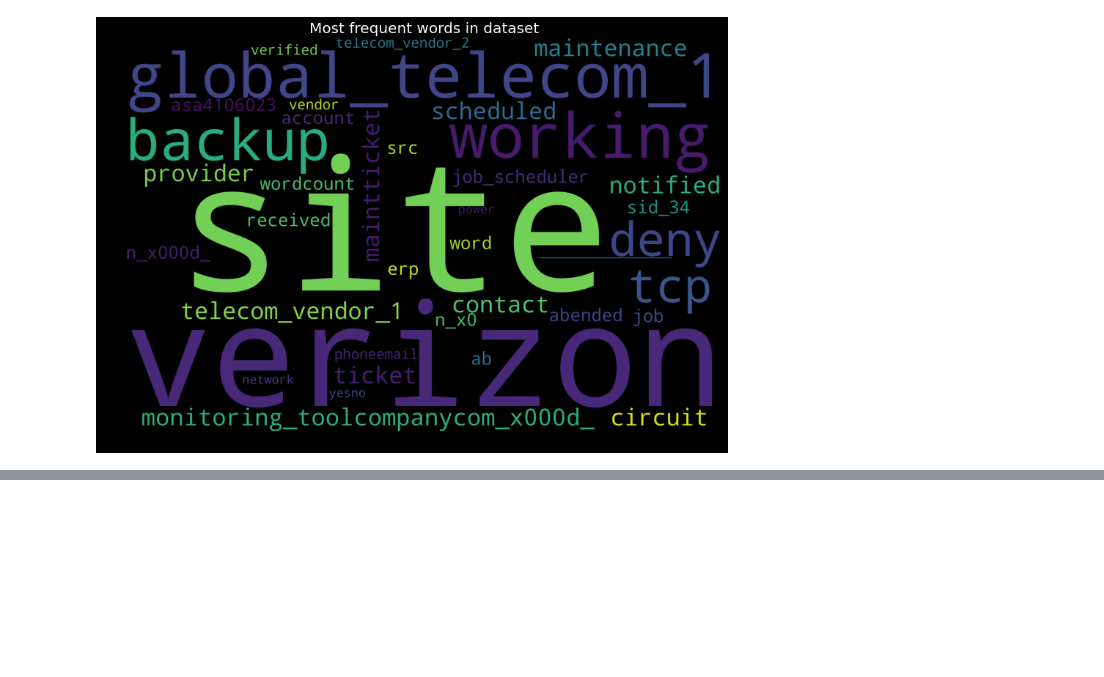
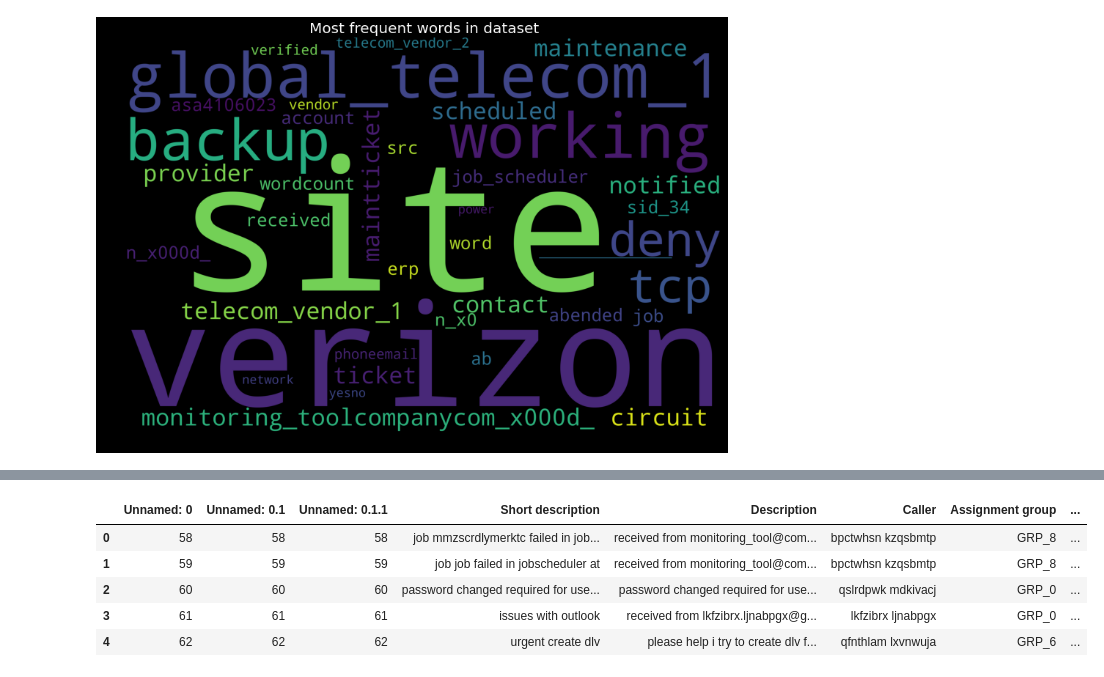
Before and after one commit to pbhuch/GL_DecA_G4_NLP1, a Jupyter notebook: Copy_of_GL_DecA_G4_NLP1.ipynb, the cells around one changed output, grey strips where cells are left out. Saved outputs shown, nothing was run; the diff lists cells and outputs as text; code cells hidden in the pictures; blank space fills up the shorter version.

```diff
--- a/Copy_of_GL_DecA_G4_NLP1.ipynb
+++ b/Copy_of_GL_DecA_G4_NLP1.ipynb
@@ -250,0 +343,10 @@ plt.show()
+# %%
+df_clean = pd.read_excel('/content/sample_data/cleaned_data.xlsx')
+df_clean.head()
+# %% [output]
+|  | Unnamed: 0 | Unnamed: 0.1 | Unnamed: 0.1.1 | Short description | Description | Caller | Assignment group | ... |
+| 0 | 58 | 58 | 58 | job mmzscrdlymerktc failed in job... | received from monitoring_tool@com... | bpctwhsn kzqsbmtp | GRP_8 | ... |
+| 1 | 59 | 59 | 59 | job job failed in jobscheduler at | received from monitoring_tool@com... | bpctwhsn kzqsbmtp | GRP_8 | ... |
+| 2 | 60 | 60 | 60 | password changed required for use... | password changed required for use... | qslrdpwk mdkivacj | GRP_0 | ... |
+| 3 | 61 | 61 | 61 | issues with outlook | received from lkfzibrx.ljnabpgx@g... | lkfzibrx ljnabpgx | GRP_0 | ... |
+| 4 | 62 | 62 | 62 | urgent create dlv | please help i try to create dlv f... | qfnthlam lxvnwuja | GRP_6 | ... |
```
Also changed, not shown: parts of 20 cells of this notebook.
